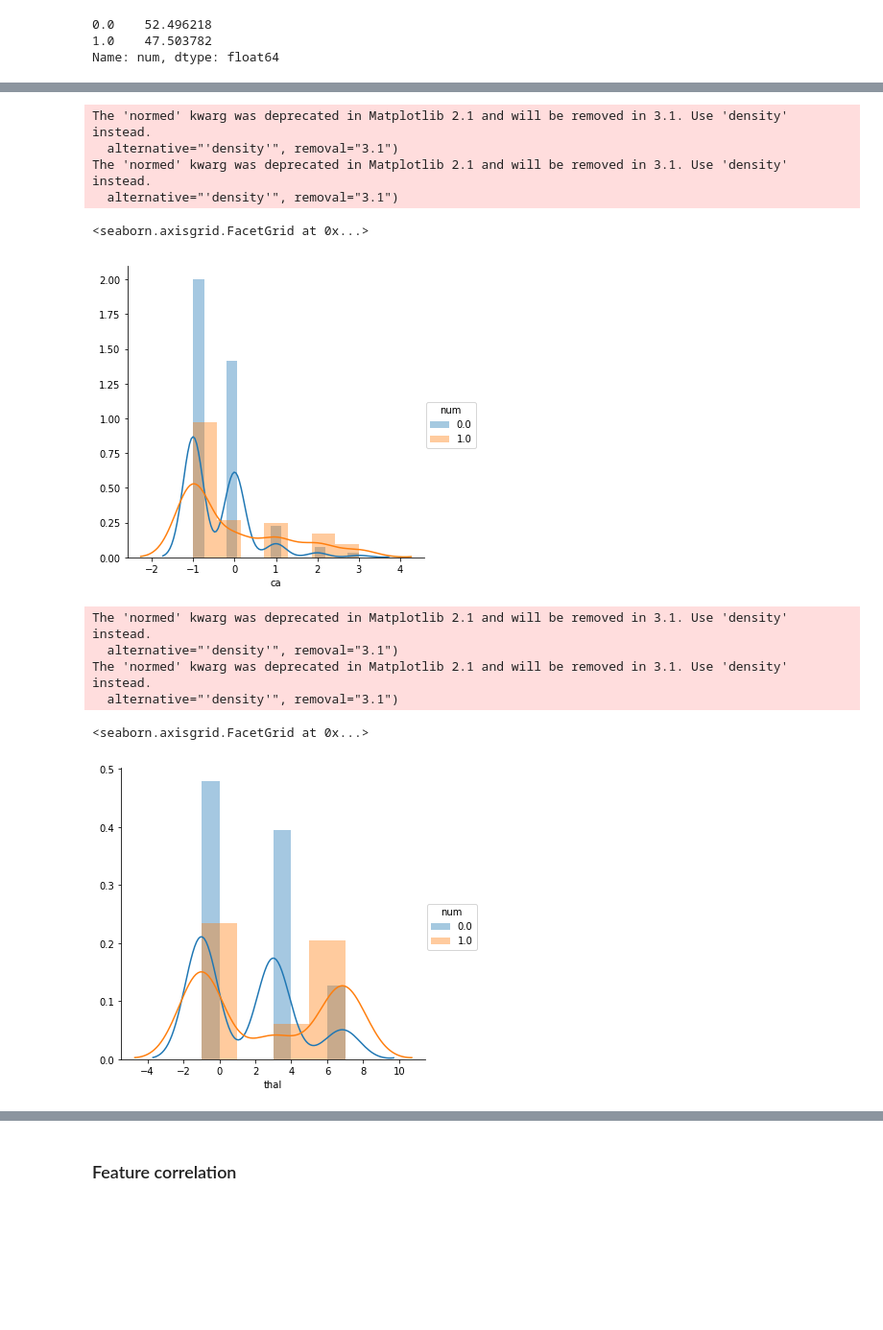
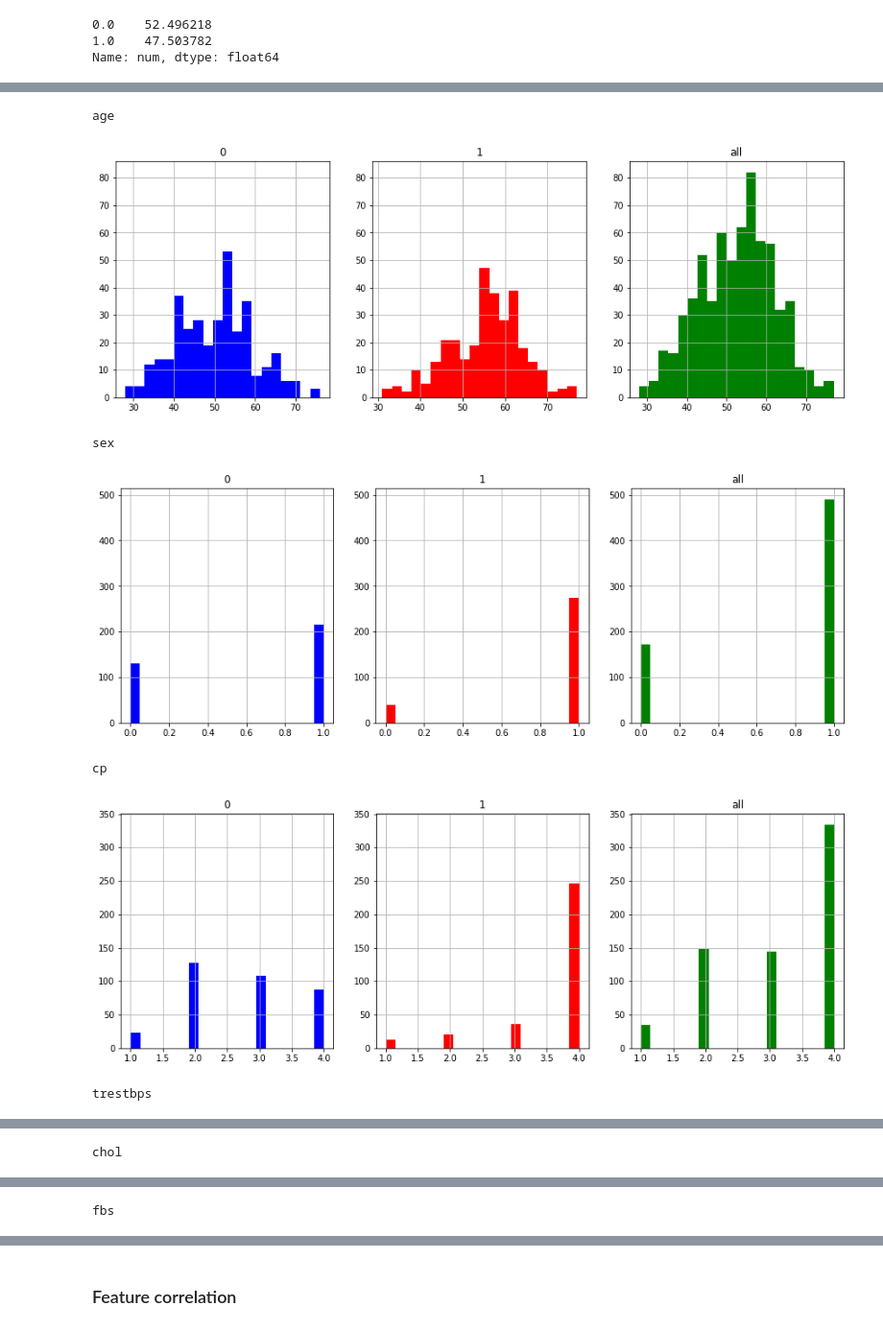
Before and after one commit to gfa61-ga/heart-disease-prediction, a Jupyter notebook: Heart Disease Prediction.ipynb, the cells around one changed output, grey strips where cells are left out. Shown at 96% size. Saved outputs shown, nothing was run; the diff lists cells and outputs as text; code cells hidden in the pictures; blank space fills up the shorter version.

```diff
--- a/Heart Disease Prediction.ipynb
+++ b/Heart Disease Prediction.ipynb
@@ -317,18 +210,26 @@ The 'normed' kwarg was deprecated in Matplotlib 2.1 and will be removed in 3.1.
-# %%
-sns.FacetGrid(heart_disease_df, hue='num', size=5).map(sns.distplot, 'ca').add_legend()
-# %% [output]
-The 'normed' kwarg was deprecated in Matplotlib 2.1 and will be removed in 3.1. Use 'density' instead.
-  alternative="'density'", removal="3.1")
-The 'normed' kwarg was deprecated in Matplotlib 2.1 and will be removed in 3.1. Use 'density' instead.
-  alternative="'density'", removal="3.1")
-<seaborn.axisgrid.FacetGrid at 0x...>
-[figure, removed]
-# %%
-sns.FacetGrid(heart_disease_df, hue='num', size=5).map(sns.distplot, 'thal').add_legend()
-# %% [output]
-The 'normed' kwarg was deprecated in Matplotlib 2.1 and will be removed in 3.1. Use 'density' instead.
-  alternative="'density'", removal="3.1")
-The 'normed' kwarg was deprecated in Matplotlib 2.1 and will be removed in 3.1. Use 'density' instead.
-  alternative="'density'", removal="3.1")
-<seaborn.axisgrid.FacetGrid at 0x...>
-[figure, removed]
+# %%
+# visualize dataset again
+
+for column in heart_disease_df:
+    fig = plt.figure()
+    fig.set_figheight(5)
+    fig.set_figwidth(15)
+    print(column)
+    ax1 = fig.add_subplot(1, 3, 1)
+    heart_disease_df[heart_disease_df['num']==0.0][column].hist(bins=20, color='blue')
+    ax1.set_title('0')
+    ax2 = fig.add_subplot(1, 3, 2, sharey=ax1)
+    heart_disease_df[heart_disease_df['num']==1.0][column].hist(bins=20, color='red')
+    ax2.set_title('1')
+    ax3 = fig.add_subplot(1, 3, 3, sharey=ax1)
+    heart_disease_df[heart_disease_df['num']!=np.nan][column].hist(bins=20, color='green')
+    ax3.set_title('all')
+    plt.show()
+# %% [output]
+age
+[figure, added]
+sex
+[figure, added]
+cp
+[figure, added]
+trestbps
@@ -334,0 +237 @@ The 'normed' kwarg was deprecated in Matplotlib 2.1 and will be removed in 3.1.
+chol
@@ -334,0 +239 @@ The 'normed' kwarg was deprecated in Matplotlib 2.1 and will be removed in 3.1.
+fbs
```
Also changed, not shown: parts of 35 cells of this notebook.
